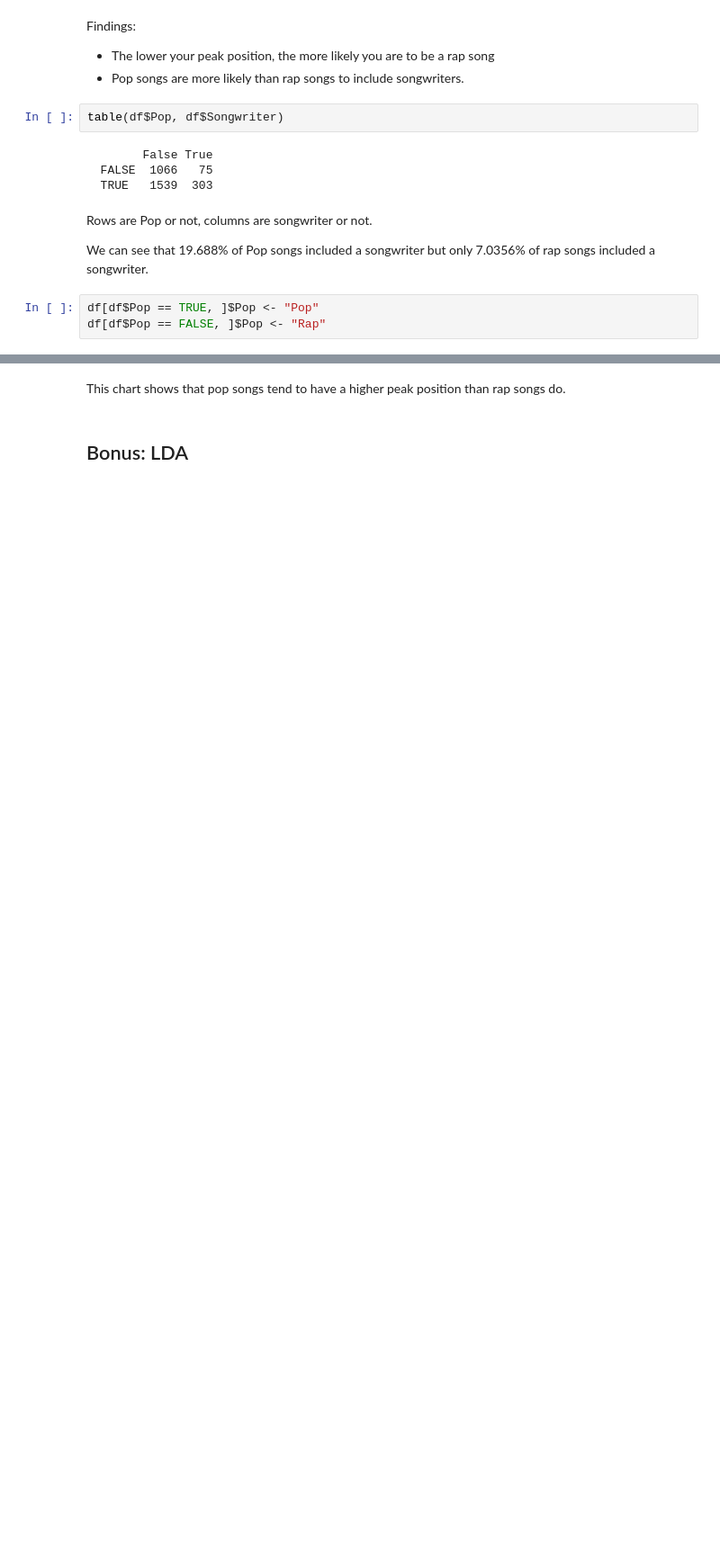
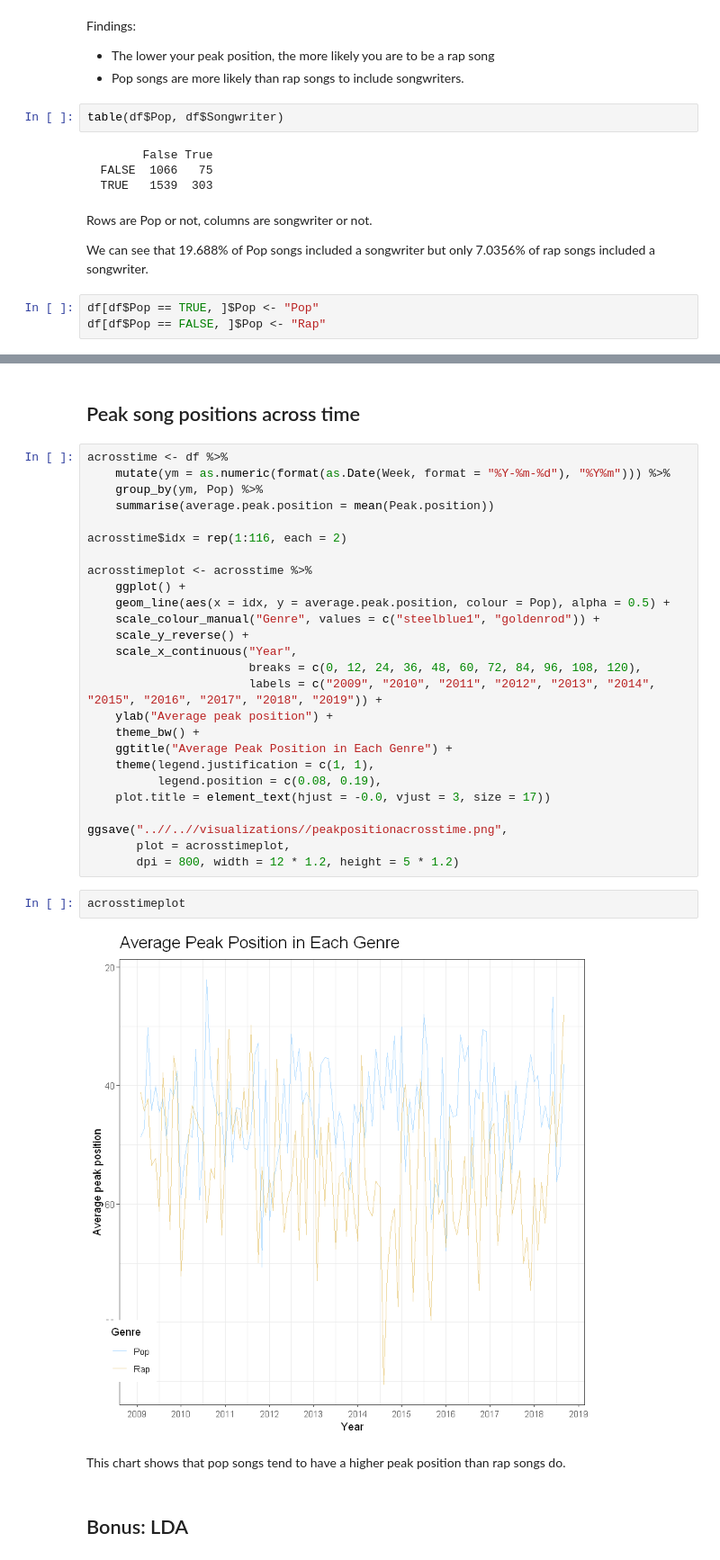
Before and after one commit to cbliou/song-authorship, a Jupyter notebook: notebooks/for CSU competition/04 - analysis.ipynb, the cells around one changed output, grey strips where cells are left out. Shown at 90% size. Drawn from its saved outputs; the diff is of its cells as text; blank space fills up the shorter version.

```diff
--- a/notebooks/for CSU competition/04 - analysis.ipynb
+++ b/notebooks/for CSU competition/04 - analysis.ipynb
@@ -300,3 +447,35 @@ peakplot
+# %% [markdown]
+## Peak song positions across time
+# %%
+acrosstime <- df %>%
+    mutate(ym = as.numeric(format(as.Date(Week, format = "%Y-%m-%d"), "%Y%m"))) %>%
+    group_by(ym, Pop) %>%
+    summarise(average.peak.position = mean(Peak.position))
+
+acrosstime$idx = rep(1:116, each = 2)
+
+acrosstimeplot <- acrosstime %>%
+    ggplot() +
+    geom_line(aes(x = idx, y = average.peak.position, colour = Pop), alpha = 0.5) +
+    scale_colour_manual("Genre", values = c("steelblue1", "goldenrod")) +
+    scale_y_reverse() +
+    scale_x_continuous("Year",
+                       breaks = c(0, 12, 24, 36, 48, 60, 72, 84, 96, 108, 120),
+                       labels = c("2009", "2010", "2011", "2012", "2013", "2014", "2015", "2016", "2017", "2018", "2019")) +
+    ylab("Average peak position") +
+    theme_bw() +
+    ggtitle("Average Peak Position in Each Genre") +
+    theme(legend.justification = c(1, 1),
+          legend.position = c(0.08, 0.19),
+    plot.title = element_text(hjust = -0.0, vjust = 3, size = 17))
+
+ggsave("..//..//visualizations//peakpositionacrosstime.png",
+       plot = acrosstimeplot,
+       dpi = 800, width = 12 * 1.2, height = 5 * 1.2)
+# %%
+acrosstimeplot
+# %% [output]
+[figure, added]
 # %% [markdown]
 This chart shows that pop songs tend to have a higher peak position than rap songs do.
 # %% [markdown]
```
Also changed, not shown: parts of 27 cells of this notebook, 2 other files.
